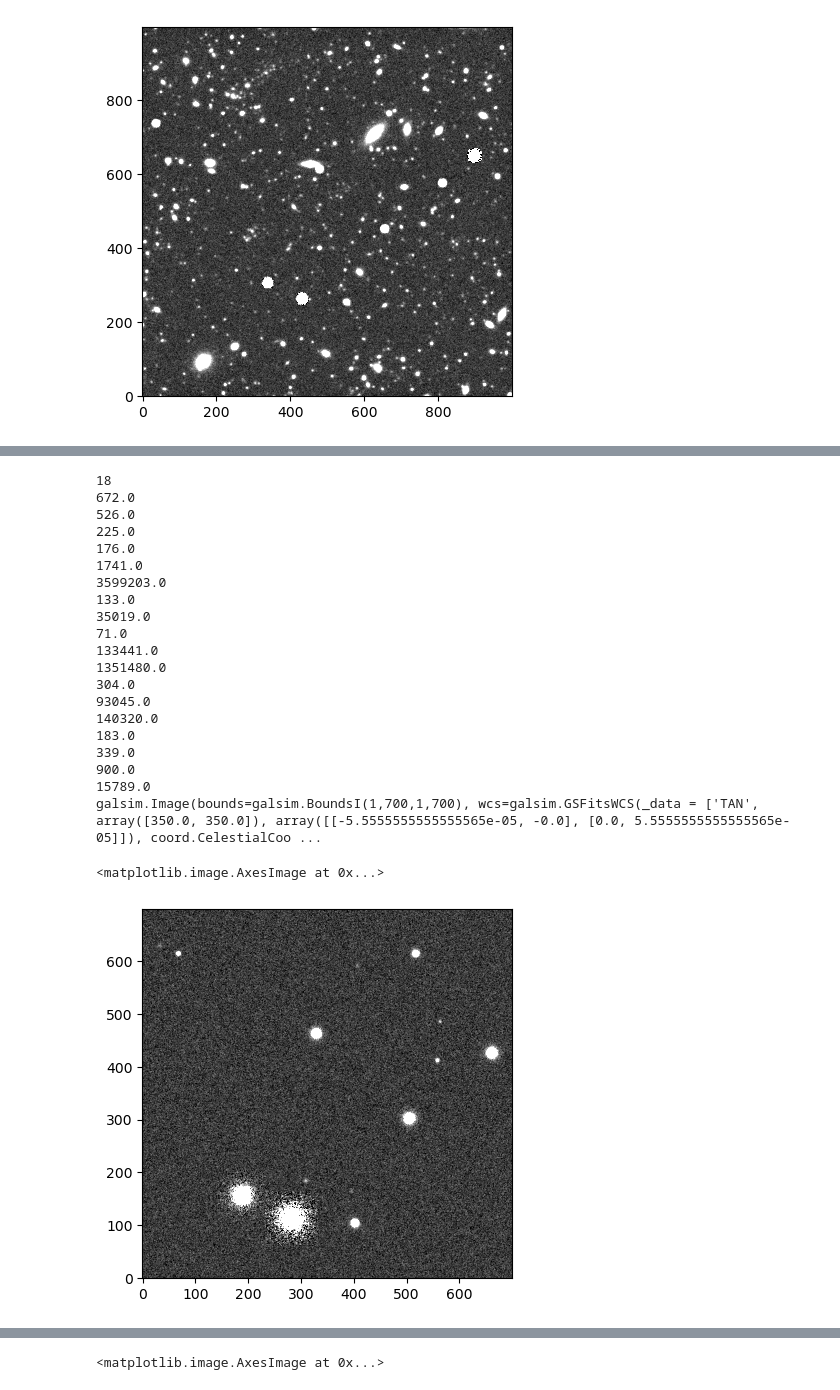
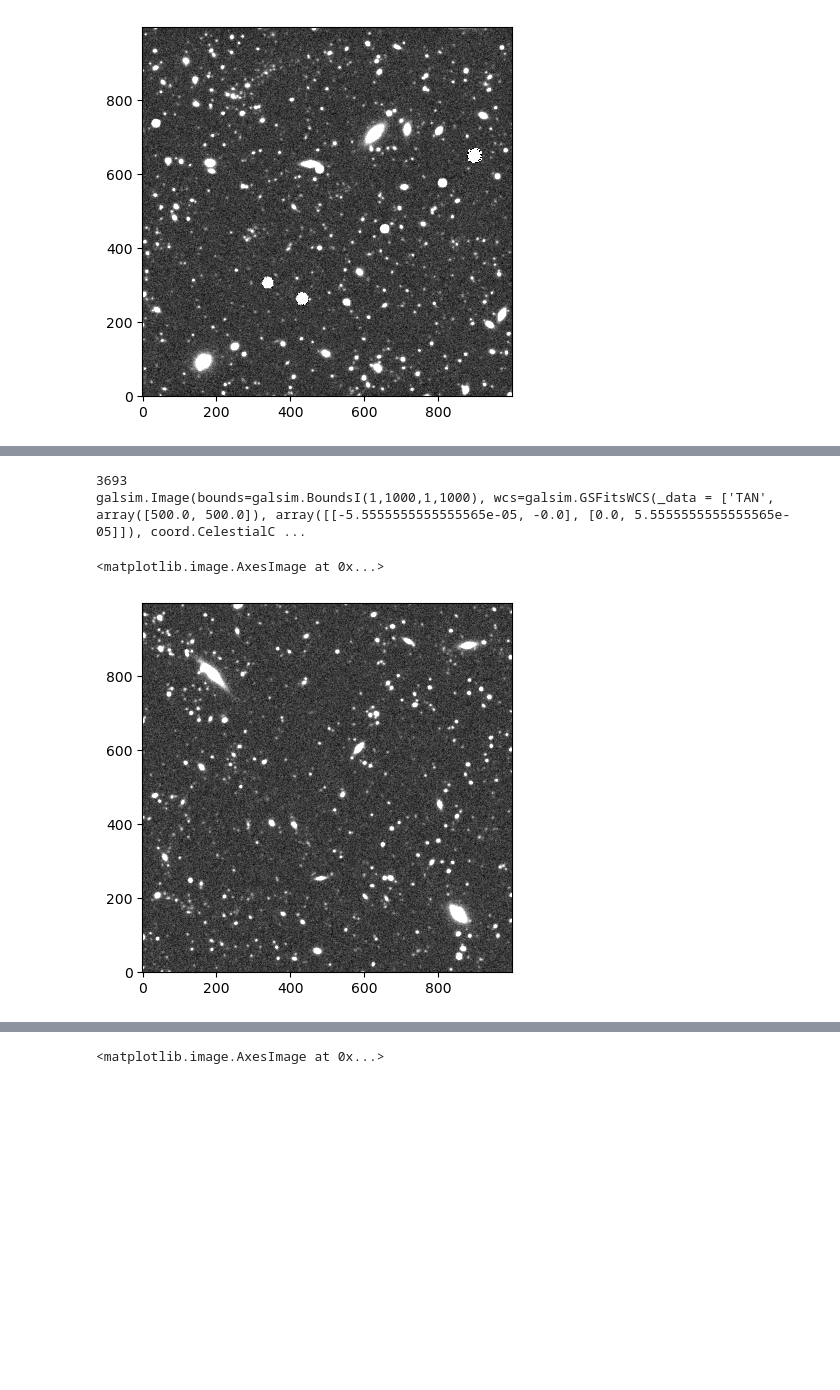
Before and after one commit to philipladuca24/LSST-SimCatVal, a Jupyter notebook: LSST-SimCatVal/testing_psf.ipynb, the cells around one changed output, grey strips where cells are left out. Cells and saved outputs as stored; diff of their text form; code cells hidden in the pictures; blank space fills up the shorter version.

```diff
--- a/LSST-SimCatVal/testing_psf.ipynb
+++ b/LSST-SimCatVal/testing_psf.ipynb
@@ -47,13 +47,13 @@ from utils import sample_position
 
 position = sample_position(1, 67)
 ra = position[0][0]
-dec = position[0][1]
+dec = position[0][1] + 22 * 0.0055
 with open('psf_test.pkl', 'rb') as file:
     psf = pickle.load(file)
 sample = {'n_images':139.0, 'sigma':2.3588755, 'psf':psf}
 simp = {'i': sample}
 
-size = 700
+size = 1000
 
 pointing = galsim.CelestialCoord(ra=ra * galsim.degrees,dec=dec * galsim.degrees)
 wcs = get_wcs(size, pointing)
@@ -67,19 +67,22 @@ rng_galsim = galsim.BaseDeviate()
 noise = get_noise(rng_galsim, sigma)
 noise_img.addNoise(noise)
 final_img = galsim.Image(size, size, wcs=wcs)
-print(skycat.get_n('star'))
-for g in range(skycat.get_n('star')):
-    gal, dx, dy, obj_info= skycat.get_obj('star', g, 'i', 31.4)
+t = 'star'
+print(skycat.get_n(t))
+for g in range(skycat.get_n(t)):
+    gal, dx, dy, obj_info= skycat.get_obj(t, g, 'i', 31.4)
 
     obj = galsim.Convolve(gal, psf)
     world_pos = pointing.deproject(dx * galsim.arcsec, dy * galsim.arcsec,)
     image_pos = wcs.toImage(world_pos)
     n_photons = galsim.PoissonDeviate(rng_galsim, mean=gal.flux)()
-    print(n_photons)
-    if n_photons >= 1e6:
-        n_photons = 1e6
-        stamp_size = 350
+
+    if n_photons >= 5e5:
+        print(n_photons)
+        # n_photons = 1e6
+        stamp_size = 250
         if n_photons >= 1e8:
+            n_photons = 1e8
             stamp_size = 600
 
         stamp = obj.drawImage(
@@ -95,8 +98,8 @@ for g in range(skycat.get_n('star')):
 
     else:
         n_photons = n_photons * nim #for correct poisson noise
-        if n_photons >= 1e6:
-            n_photons = 1e6
+        if n_photons >= 1e8:
+            n_photons = 1e8
 
         stamp = obj.drawImage(
             # nx=stamp_size, # this auto chooses a size
@@ -124,25 +127,7 @@ plt.imshow(final_img.array, origin='lower', cmap='gray', vmin=-3,vmax=10)
-18
-672.0
-526.0
-225.0
-176.0
-1741.0
-3599203.0
-133.0
-35019.0
-71.0
-133441.0
-1351480.0
-304.0
-93045.0
-140320.0
-183.0
-339.0
-900.0
-15789.0
-galsim.Image(bounds=galsim.BoundsI(1,700,1,700), wcs=galsim.GSFitsWCS(_data = ['TAN', array([350.0, 350.0]), array([[-5.5555555555555565e-05, -0.0], [0.0, 5.5555555555555565e-05]]), coord.CelestialCoo ...
+3693
+galsim.Image(bounds=galsim.BoundsI(1,1000,1,1000), wcs=galsim.GSFitsWCS(_data = ['TAN', array([500.0, 500.0]), array([[-5.5555555555555565e-05, -0.0], [0.0, 5.5555555555555565e-05]]), coord.CelestialC ...
 <matplotlib.image.AxesImage at 0x...>
-[figure, old version]
+[figure, new version]
 # %%
 plt.imshow(final_img.array, origin='lower', cmap='gray', vmin=-3,vmax=10)
 # %% [output]
```
Also changed, not shown: parts of 8 cells of this notebook, 1 other file.
